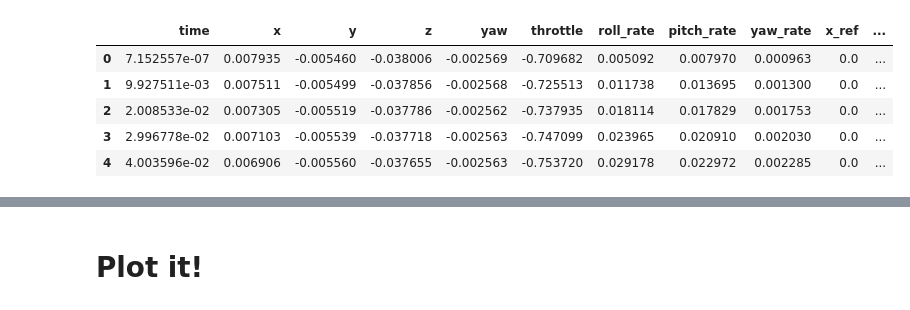
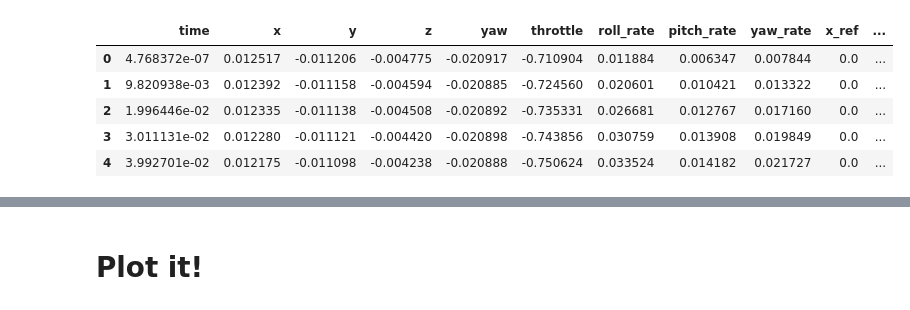
Before and after one commit to evannsm/test_stuff, a Jupyter notebook: final_wardi_files/src/quad_newton_raphson/quad_newton_raphson/data_analysis/updated_data_analysis.ipynb, the cells around one changed output, grey strips where cells are left out. Cells and saved outputs as stored; diff of their text form; code cells hidden in the pictures.

```diff
--- a/final_wardi_files/src/quad_newton_raphson/quad_newton_raphson/data_analysis/updated_data_analysis.ipynb
+++ b/final_wardi_files/src/quad_newton_raphson/quad_newton_raphson/data_analysis/updated_data_analysis.ipynb
@@ -2,19 +2,19 @@
 import pandas as pd
 from utils import make_plot, rmse
 # %%
-log_file_path = 'test1.log' #wardi_hover_cpp0.log'
+log_file_path = 'circle.log' #wardi_hover_cpp0.log'
 # Reading the .log file into a pandas DataFrame
 df_log = pd.read_csv(log_file_path, header=0, dtype={'metadata': str})
 
 # Display the first few rows to confirm successful import
 df_log.head()
 # %% [output]
 |  | time | x | y | z | yaw | throttle | roll_rate | pitch_rate | yaw_rate | x_ref | ... |
-| 0 | 7.152557e-07 | 0.007935 | -0.005460 | -0.038006 | -0.002569 | -0.709682 | 0.005092 | 0.007970 | 0.000963 | 0.0 | ... |
-| 1 | 9.927511e-03 | 0.007511 | -0.005499 | -0.037856 | -0.002568 | -0.725513 | 0.011738 | 0.013695 | 0.001300 | 0.0 | ... |
-| 2 | 2.008533e-02 | 0.007305 | -0.005519 | -0.037786 | -0.002562 | -0.737935 | 0.018114 | 0.017829 | 0.001753 | 0.0 | ... |
-| 3 | 2.996778e-02 | 0.007103 | -0.005539 | -0.037718 | -0.002563 | -0.747099 | 0.023965 | 0.020910 | 0.002030 | 0.0 | ... |
-| 4 | 4.003596e-02 | 0.006906 | -0.005560 | -0.037655 | -0.002563 | -0.753720 | 0.029178 | 0.022972 | 0.002285 | 0.0 | ... |
+| 0 | 4.768372e-07 | 0.012517 | -0.011206 | -0.004775 | -0.020917 | -0.710904 | 0.011884 | 0.006347 | 0.007844 | 0.0 | ... |
+| 1 | 9.820938e-03 | 0.012392 | -0.011158 | -0.004594 | -0.020885 | -0.724560 | 0.020601 | 0.010421 | 0.013322 | 0.0 | ... |
+| 2 | 1.996446e-02 | 0.012335 | -0.011138 | -0.004508 | -0.020892 | -0.735331 | 0.026681 | 0.012767 | 0.017160 | 0.0 | ... |
+| 3 | 3.011131e-02 | 0.012280 | -0.011121 | -0.004420 | -0.020898 | -0.743856 | 0.030759 | 0.013908 | 0.019849 | 0.0 | ... |
+| 4 | 3.992701e-02 | 0.012175 | -0.011098 | -0.004238 | -0.020888 | -0.750624 | 0.033524 | 0.014182 | 0.021727 | 0.0 | ... |
 # %%
 print(f"This data comes from: {df_log['metadata'][0]}")
 print(f"Predictor was: {df_log['metadata'][1]}")
```
Also changed, not shown: parts of 2 cells of this notebook, 29 other files.
